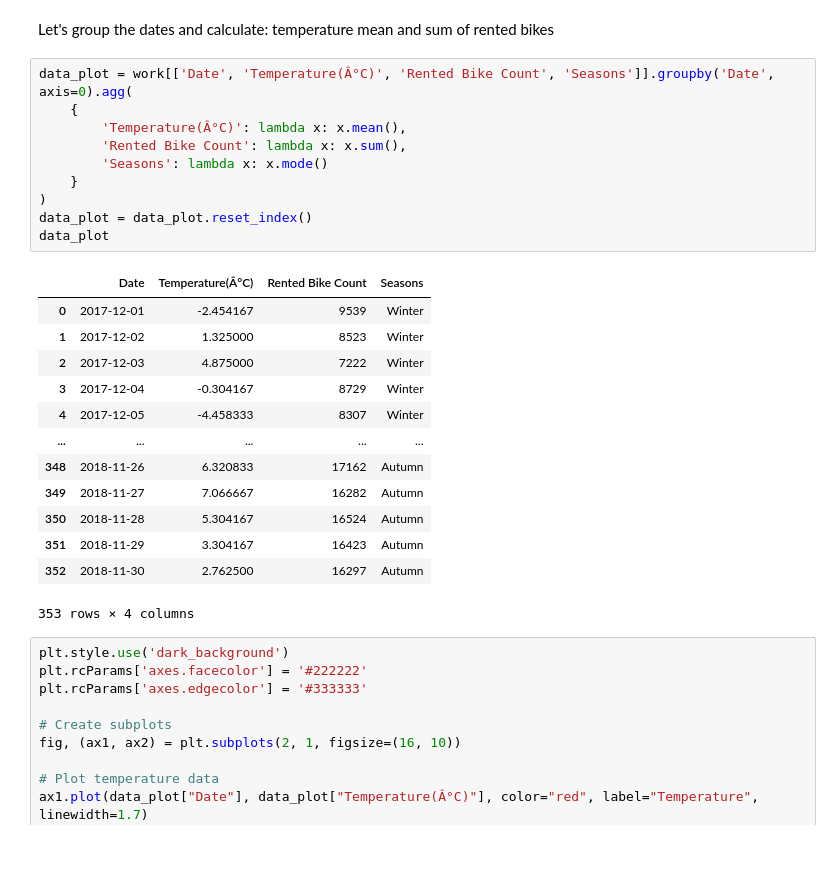
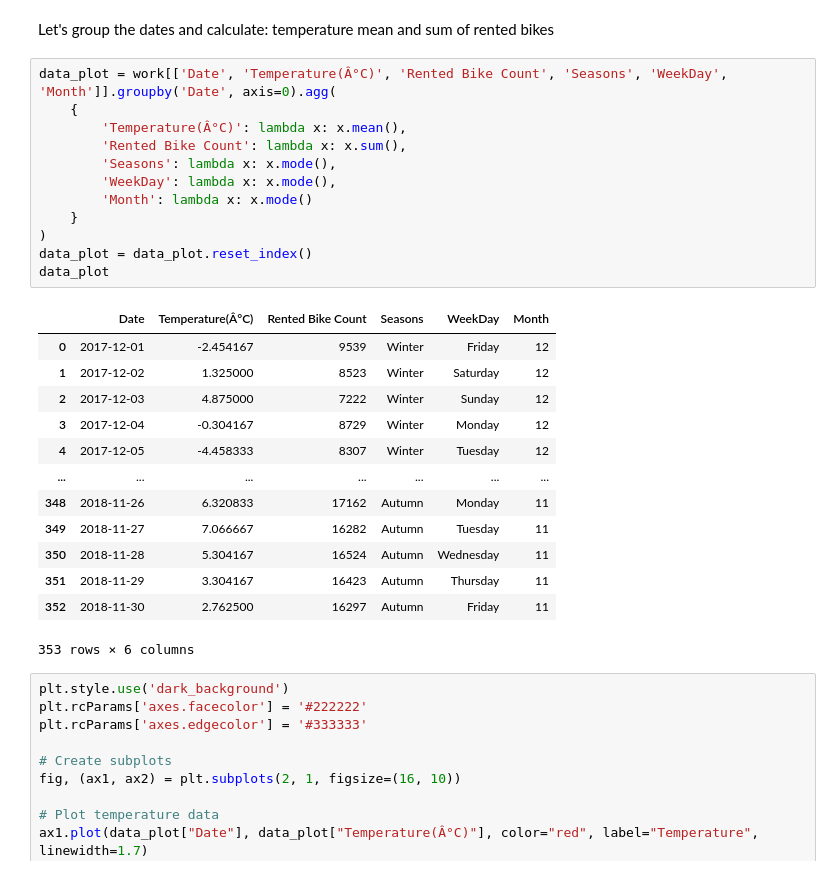
Before and after one commit to LucasParreirasDS/BikeRent, a Jupyter notebook: code/ExploratoryAnalysis1.ipynb, the cells around one changed output. Cells and saved outputs as stored; diff of their text form.

```diff
--- a/code/ExploratoryAnalysis1.ipynb
+++ b/code/ExploratoryAnalysis1.ipynb
@@ -83,29 +90,31 @@ This section dives into the big picture, examining trends and patterns across th
 # %% [markdown]
 Let's group the dates and calculate: temperature mean and sum of rented bikes
 # %%
-data_plot = work[['Date', 'Temperature(Â°C)', 'Rented Bike Count', 'Seasons']].groupby('Date', axis=0).agg(
+data_plot = work[['Date', 'Temperature(Â°C)', 'Rented Bike Count', 'Seasons', 'WeekDay', 'Month']].groupby('Date', axis=0).agg(
     {
         'Temperature(Â°C)': lambda x: x.mean(),
         'Rented Bike Count': lambda x: x.sum(),
-        'Seasons': lambda x: x.mode()
+        'Seasons': lambda x: x.mode(),
+        'WeekDay': lambda x: x.mode(),
+        'Month': lambda x: x.mode()
     }
 )
 data_plot = data_plot.reset_index()
 data_plot
 # %% [output]
-|  | Date | Temperature(Â°C) | Rented Bike Count | Seasons |
-| 0 | 2017-12-01 | -2.454167 | 9539 | Winter |
-| 1 | 2017-12-02 | 1.325000 | 8523 | Winter |
-| 2 | 2017-12-03 | 4.875000 | 7222 | Winter |
-| 3 | 2017-12-04 | -0.304167 | 8729 | Winter |
-| 4 | 2017-12-05 | -4.458333 | 8307 | Winter |
-| ... | ... | ... | ... | ... |
-| 348 | 2018-11-26 | 6.320833 | 17162 | Autumn |
-| 349 | 2018-11-27 | 7.066667 | 16282 | Autumn |
-| 350 | 2018-11-28 | 5.304167 | 16524 | Autumn |
-| 351 | 2018-11-29 | 3.304167 | 16423 | Autumn |
-| 352 | 2018-11-30 | 2.762500 | 16297 | Autumn |
+|  | Date | Temperature(Â°C) | Rented Bike Count | Seasons | WeekDay | Month |
+| 0 | 2017-12-01 | -2.454167 | 9539 | Winter | Friday | 12 |
+| 1 | 2017-12-02 | 1.325000 | 8523 | Winter | Saturday | 12 |
+| 2 | 2017-12-03 | 4.875000 | 7222 | Winter | Sunday | 12 |
+| 3 | 2017-12-04 | -0.304167 | 8729 | Winter | Monday | 12 |
+| 4 | 2017-12-05 | -4.458333 | 8307 | Winter | Tuesday | 12 |
+| ... | ... | ... | ... | ... | ... | ... |
+| 348 | 2018-11-26 | 6.320833 | 17162 | Autumn | Monday | 11 |
+| 349 | 2018-11-27 | 7.066667 | 16282 | Autumn | Tuesday | 11 |
+| 350 | 2018-11-28 | 5.304167 | 16524 | Autumn | Wednesday | 11 |
+| 351 | 2018-11-29 | 3.304167 | 16423 | Autumn | Thursday | 11 |
+| 352 | 2018-11-30 | 2.762500 | 16297 | Autumn | Friday | 11 |
-353 rows × 4 columns
+353 rows × 6 columns
 # %%
 plt.style.use('dark_background')
 plt.rcParams['axes.facecolor'] = '#222222'
```
Also changed, not shown: parts of 11 cells of this notebook.
